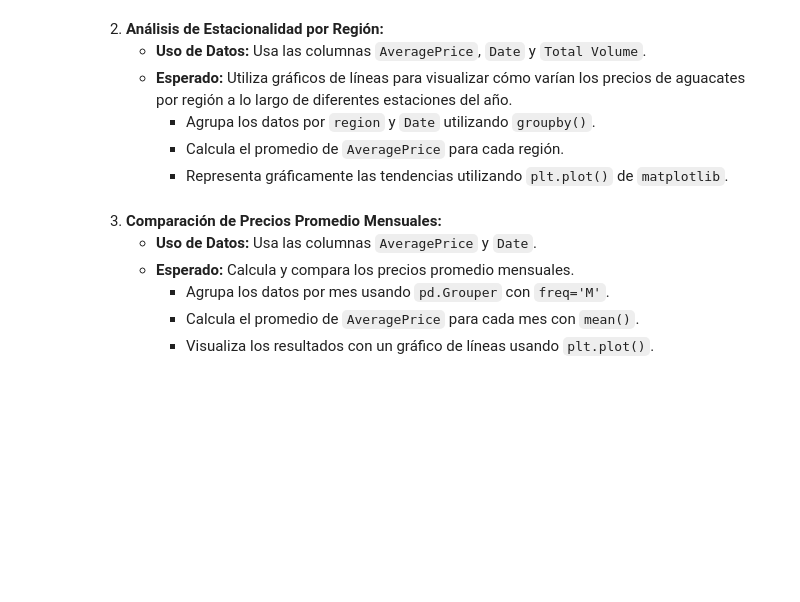
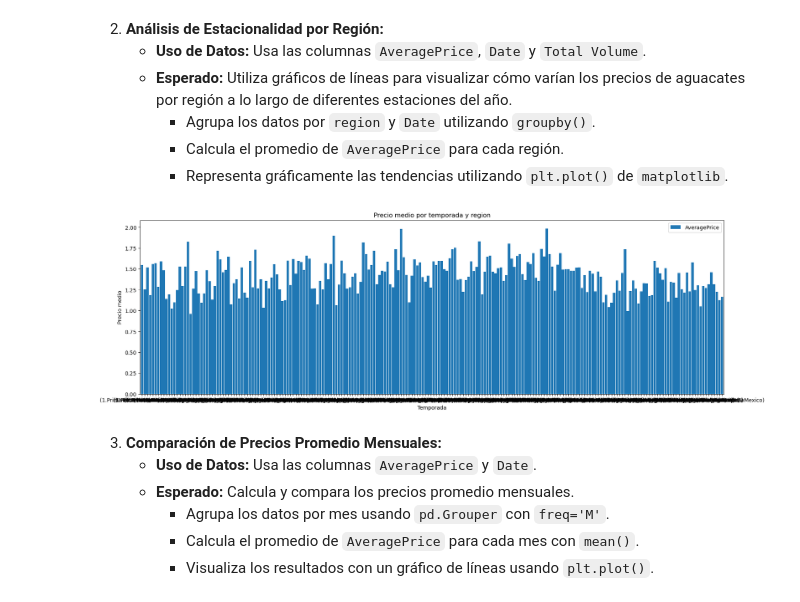
Before and after one commit to VictorBassas/MiniProjectAavocado, a Jupyter notebook: 1.Analisis_de_Series_Temporales.ipynb, the cells around one changed output. Saved outputs shown, nothing was run; the diff lists cells and outputs as text; code cells hidden in the pictures; blank space fills up the shorter version.

```diff
--- a/1.Analisis_de_Series_Temporales.ipynb
+++ b/1.Analisis_de_Series_Temporales.ipynb
@@ -170,14 +170,31 @@ Se refiere a la visualización gráfica de los diferentes componentes de una ser
      - Representa gráficamente las tendencias utilizando `plt.plot()` de `matplotlib`.
 # %%
 import pandas as pd
-import numpy as np
-import seaborn as sns
 import matplotlib.pyplot as plt
 df = pd.read_csv("avocado.csv")
 df_cp = df.copy()
 df_cp['Date'] = pd.to_datetime(df_cp['Date'])
 #df_cp.info()
 get_season = lambda date: '1.Primavera' if 3 <= date.month <= 5 else ('2.Verano' if 6 <= date.month <= 8 else ('3.Otoño' if 9 <= date.month <= 11 else '4.Invierno'))
+
+# No ho fem servir ??
+df_date_price_volume = df_cp[['Date', 'region', 'AveragePrice','Total Volume']]
+df_date_price_volume = df_date_price_volume.reset_index()
+df_date_price_volume['Season'] = df_date_price_volume['Date'].apply(get_season)
+# df_date_price_volume
+
+df_grouped_mean = df_date_price_volume.groupby(['Season','region'])['AveragePrice'].mean()
+df_grouped_mean
+
+df_grouped_mean.plot(kind='bar', figsize=(20, 6), width=.9)
+plt.title('Precio medio por temporada y region')
+plt.xlabel('Temporada')
+plt.ylabel('Precio medio')
+plt.xticks(rotation=0)
+plt.legend(loc='best') # .legend(title='Regiones', loc='right')
+plt.show()
+# %% [output]
+[figure, added]
 # %% [markdown]
 3. **Comparación de Precios Promedio Mensuales:**
    - **Uso de Datos:** Usa las columnas `AveragePrice` y `Date`.
```
Also changed, not shown: parts of 3 cells of this notebook.
